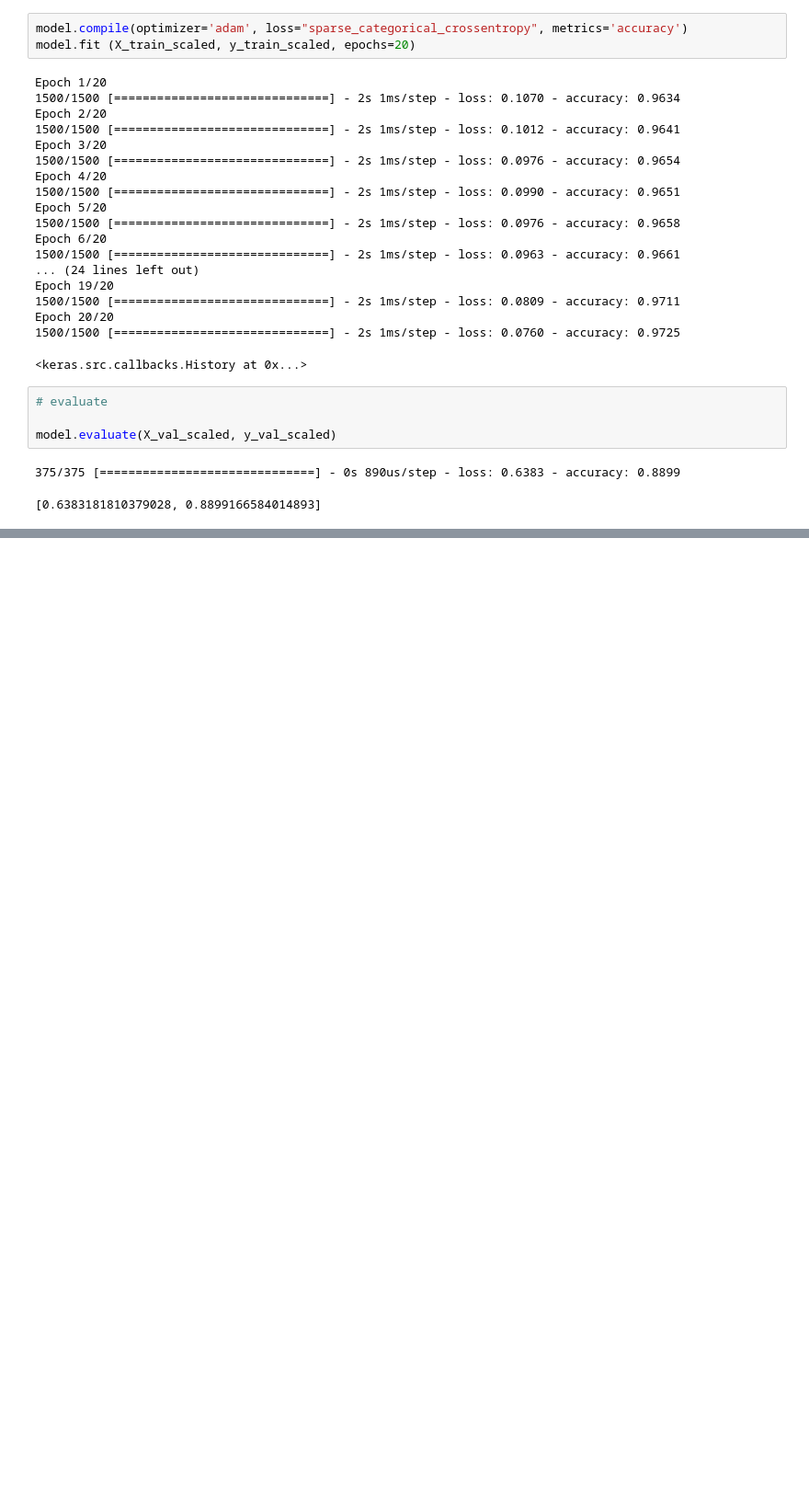
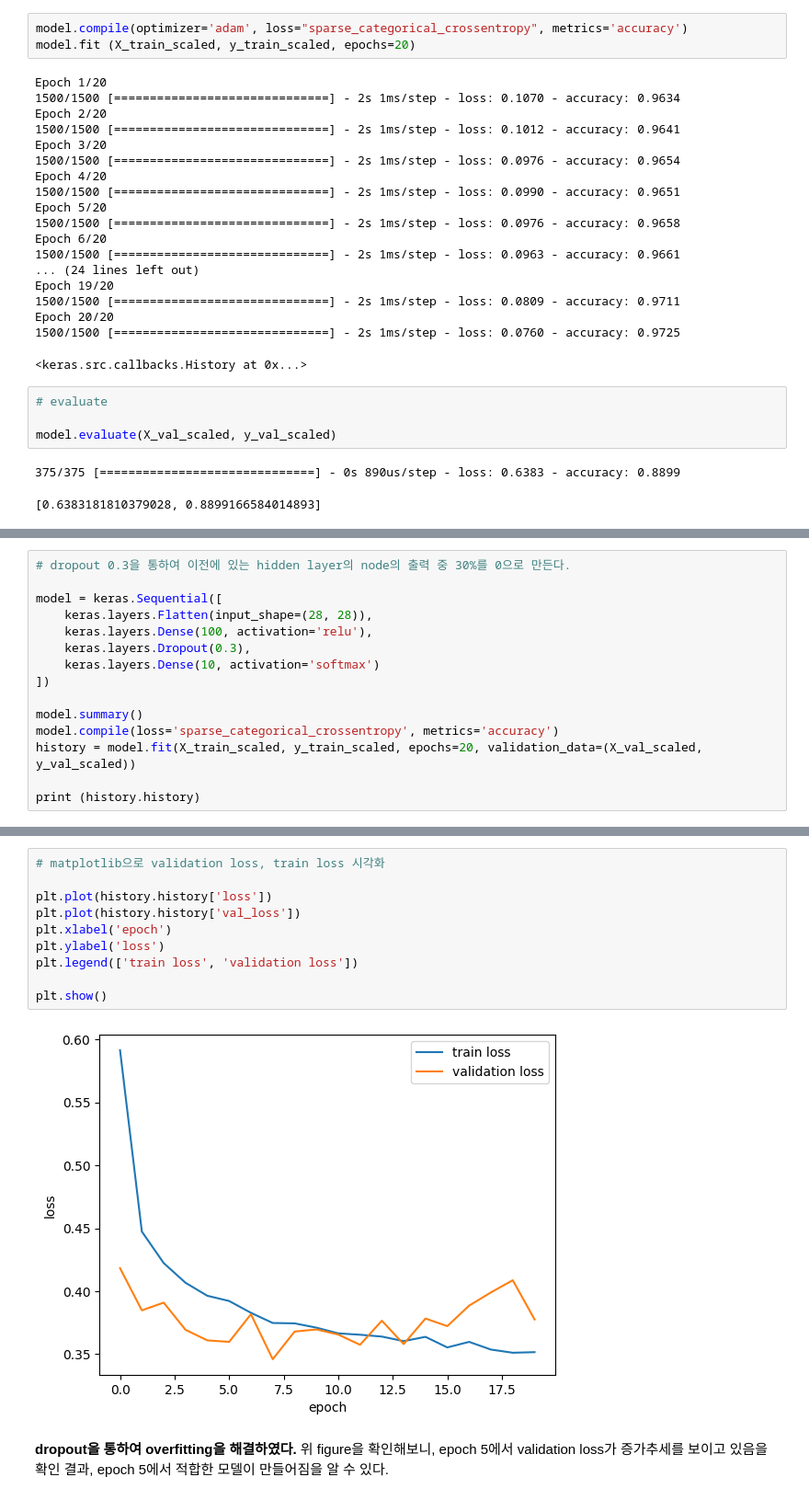
Before and after one commit to lky473736/learning-AI, a Jupyter notebook: hongong/deep learning/ANN-DNN/MNIST_DNN.ipynb, the cells around one changed output, grey strips where cells are left out. Shown: that part at 92% size. Saved outputs shown, nothing was run; the diff lists cells and outputs as text; blank space fills up the shorter version.

```diff
--- a/hongong/deep learning/ANN-DNN/MNIST_DNN.ipynb
+++ b/hongong/deep learning/ANN-DNN/MNIST_DNN.ipynb
@@ -492,0 +606,15 @@ model.evaluate(X_val_scaled, y_val_scaled)
+# %%
+# dropout 0.3을 통하여 이전에 있는 hidden layer의 node의 출력 중 30%를 0으로 만든다.
+
+model = keras.Sequential([
+    keras.layers.Flatten(input_shape=(28, 28)),
+    keras.layers.Dense(100, activation='relu'),
+    keras.layers.Dropout(0.3),
+    keras.layers.Dense(10, activation='softmax')
+])
+
+model.summary()
+model.compile(loss='sparse_categorical_crossentropy', metrics='accuracy')
+history = model.fit(X_train_scaled, y_train_scaled, epochs=20, validation_data=(X_val_scaled, y_val_scaled))
+
+print (history.history)
@@ -492,0 +639,14 @@ model.evaluate(X_val_scaled, y_val_scaled)
+# %%
+# matplotlib으로 validation loss, train loss 시각화
+
+plt.plot(history.history['loss'])
+plt.plot(history.history['val_loss'])
+plt.xlabel('epoch')
+plt.ylabel('loss')
+plt.legend(['train loss', 'validation loss'])
+
+plt.show()
+# %% [output]
+[figure, added]
+# %% [markdown]
+**dropout을 통하여 overfitting을 해결하였다.** 위 figure을 확인해보니, epoch 5에서 validation loss가 증가추세를 보이고 있음을 확인 결과, epoch 5에서 적합한 모델이 만들어짐을 알 수 있다.
```
Also changed, not shown: parts of 12 cells of this notebook, 1 other file.
